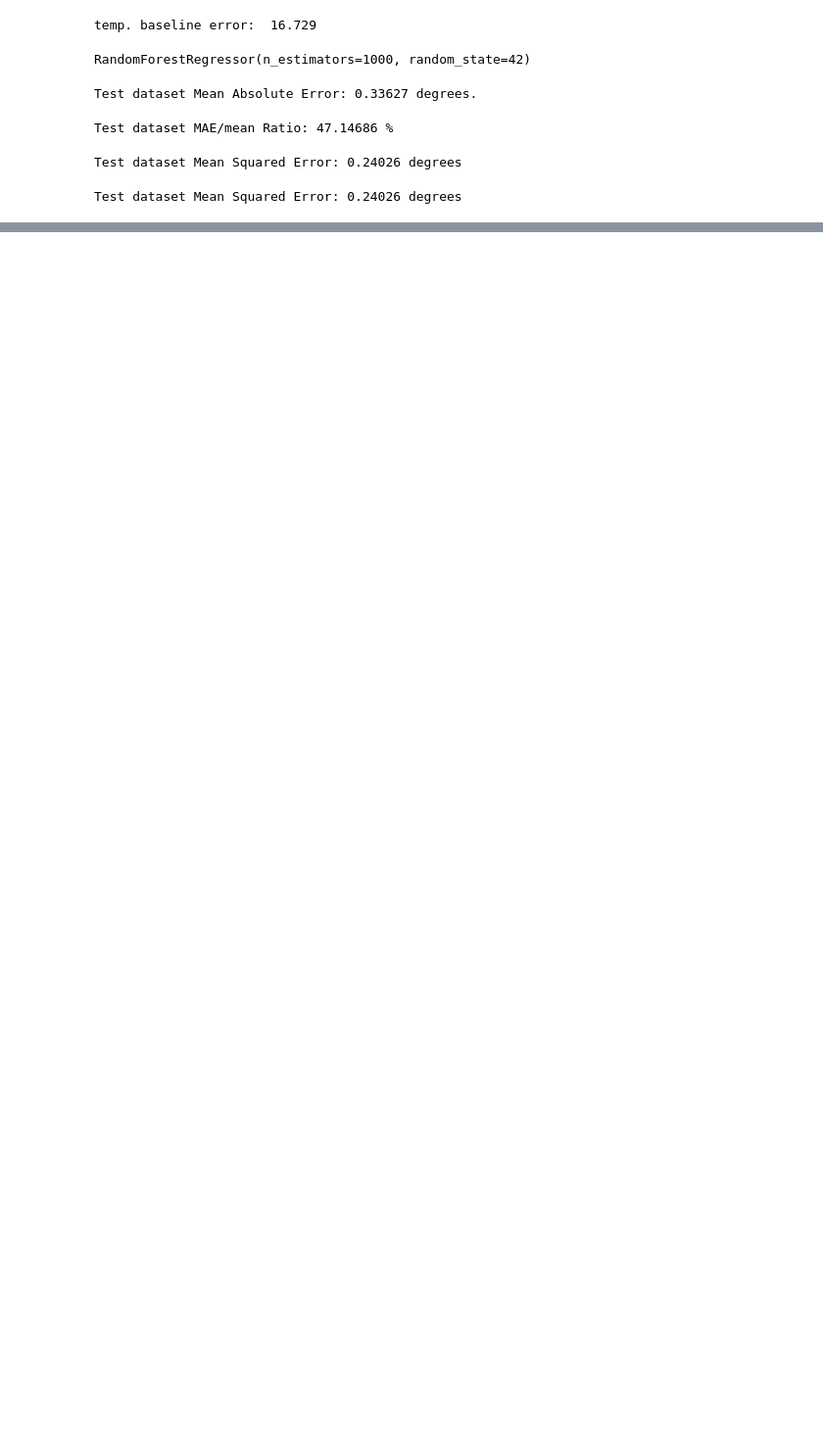
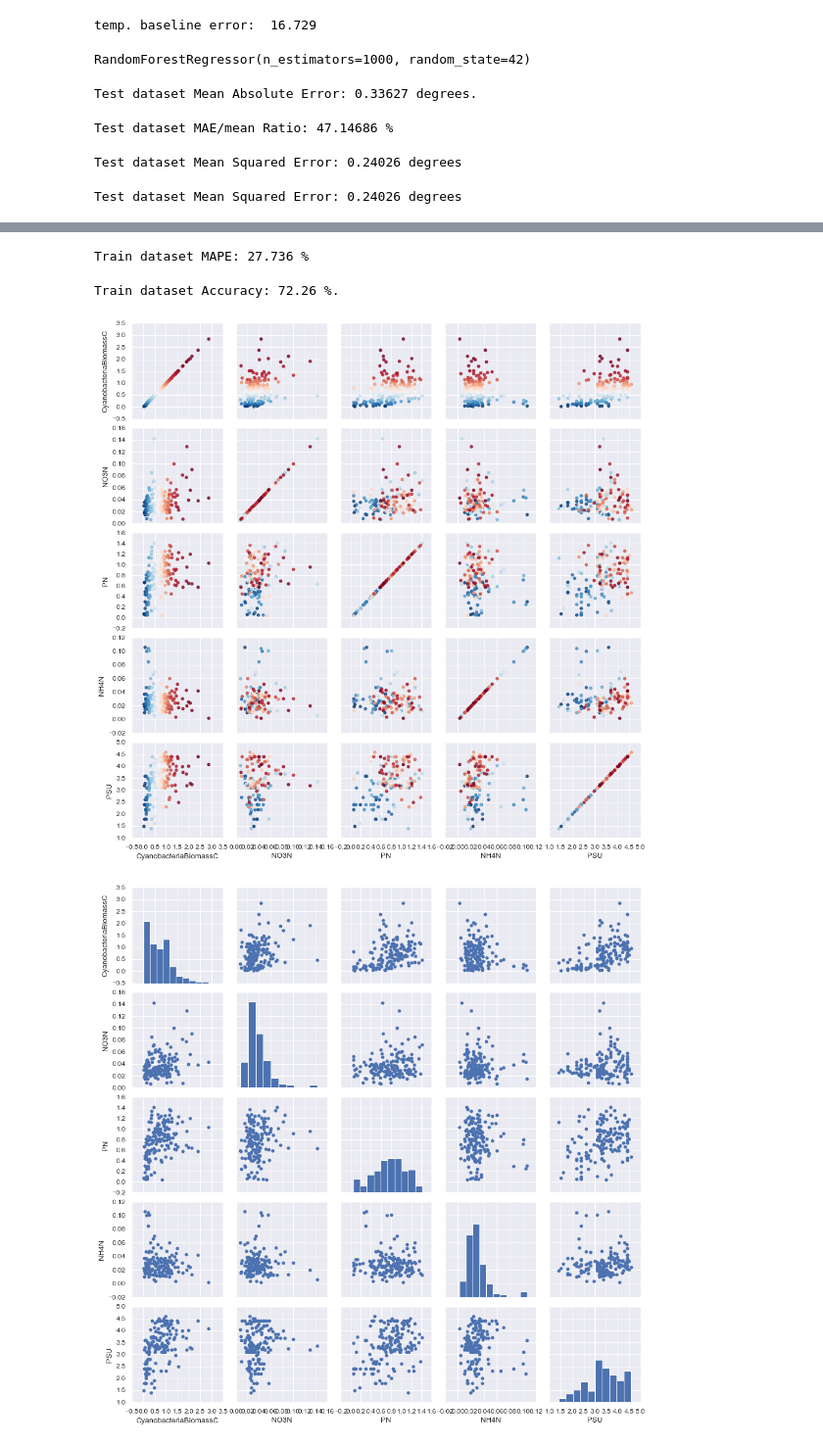
Before and after one commit to Sulgard/data_science_lab, a Jupyter notebook: Lab12_13.ipynb, the cells around one changed output, grey strips where cells are left out. Shown at 98% size. Cells and saved outputs as stored; diff of their text form; code cells hidden in the pictures; blank space fills up the shorter version.

```diff
--- a/Lab12_13.ipynb
+++ b/Lab12_13.ipynb
@@ -100,0 +352,42 @@ Test dataset Mean Squared Error: 0.24026 degrees
+# %%
+mape = 100 * (errors / train_labels)
+print('Train dataset MAPE:', round(np.mean(mape), 3), '%')
+# %% [output]
+Train dataset MAPE: 27.736 %
+# %%
+accuracy = 100 - np.mean(mape)
+print('Train dataset Accuracy:', round(accuracy, 2), '%.')
+# %% [output]
+Train dataset Accuracy: 72.26 %.
+# %%
+import pandas as pd
+from pandas import DataFrame
+import matplotlib.pyplot as plt
+import seaborn as sns
+
+#CyanobacteriaBiomassC
+
+plt.style.use('classic')
+sns.set()
+data = pd.read_csv('./csvs/vlagunr-Cyano.csv')
+data.head()
+
+vars = ['CyanobacteriaBiomassC', 'NO3N', 'PN', 'NH4N', 'PSU']
+df = DataFrame (vars, columns=['Column_Name'])
+g = sns.PairGrid(data, vars = ['CyanobacteriaBiomassC', 'NO3N', 'PN', 'NH4N', 'PSU'],
+hue='CyanobacteriaBiomassC', palette='RdBu_r')
+g.map(plt.scatter, alpha=0.8)
+
+g = sns.PairGrid(data, vars = ['CyanobacteriaBiomassC', 'NO3N', 'PN', 'NH4N', 'PSU'])
+g = g.map_diag(plt.hist)
+g = g.map_offdiag(plt.scatter)
+
+g = sns.PairGrid(data, vars=['CyanobacteriaBiomassC', 'NO3N', 'PN', 'NH4N', 'PSU'])
+g.map(sns.regplot, color=".1")
+g.map_diag(plt.hist)
+g.map_offdiag(plt.scatter)
+
+g.add_legend();
+# %% [output]
+[figure, added]
+[figure, added]
```
Also changed, not shown: parts of 57 cells of this notebook, 3 other files.
